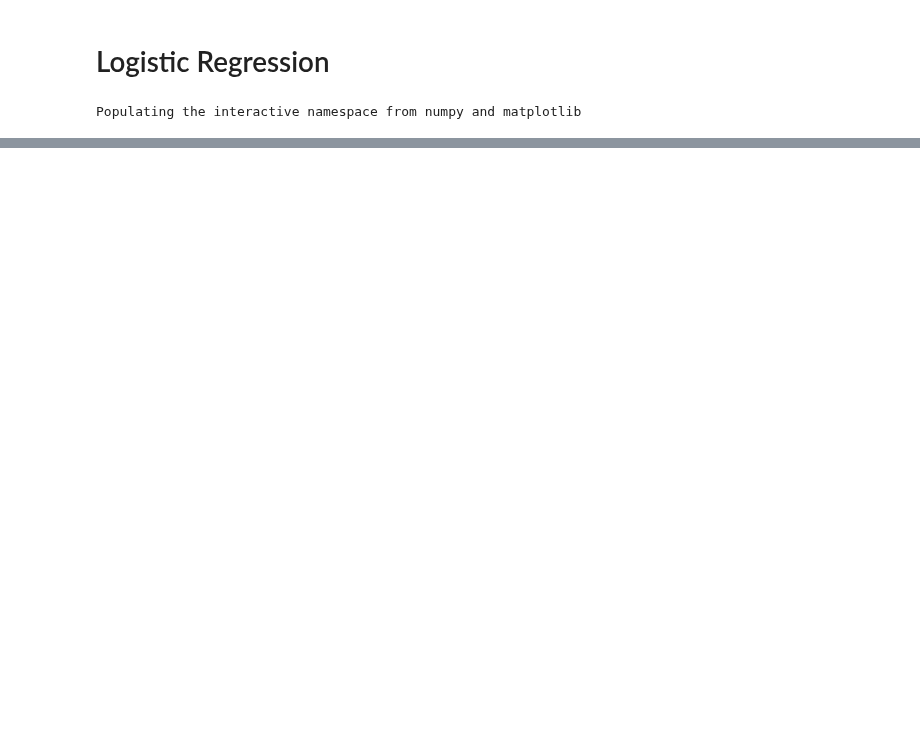
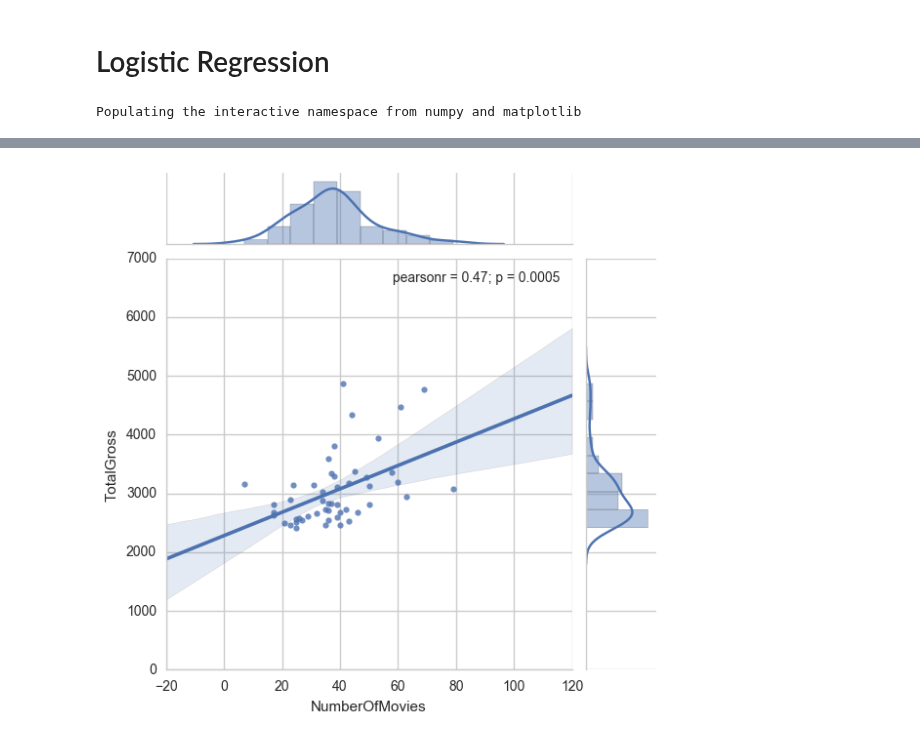
Before and after one commit to omoju/Fundamentals, a Jupyter notebook: Data/data_ML_LogisticRegression.ipynb, the cells around one changed output, grey strips where cells are left out. Drawn from its saved outputs; the diff is of its cells as text; code cells hidden in the pictures; blank space fills up the shorter version.

```diff
--- a/Data/data_ML_LogisticRegression.ipynb
+++ b/Data/data_ML_LogisticRegression.ipynb
@@ -185,0 +160,4 @@ triple[0]
+# %%
+sns.jointplot(x='NumberOfMovies', y='TotalGross', data=df, kind='reg');
+# %% [output]
+[figure, added]
```
Also changed, not shown: parts of 43 cells of this notebook.
